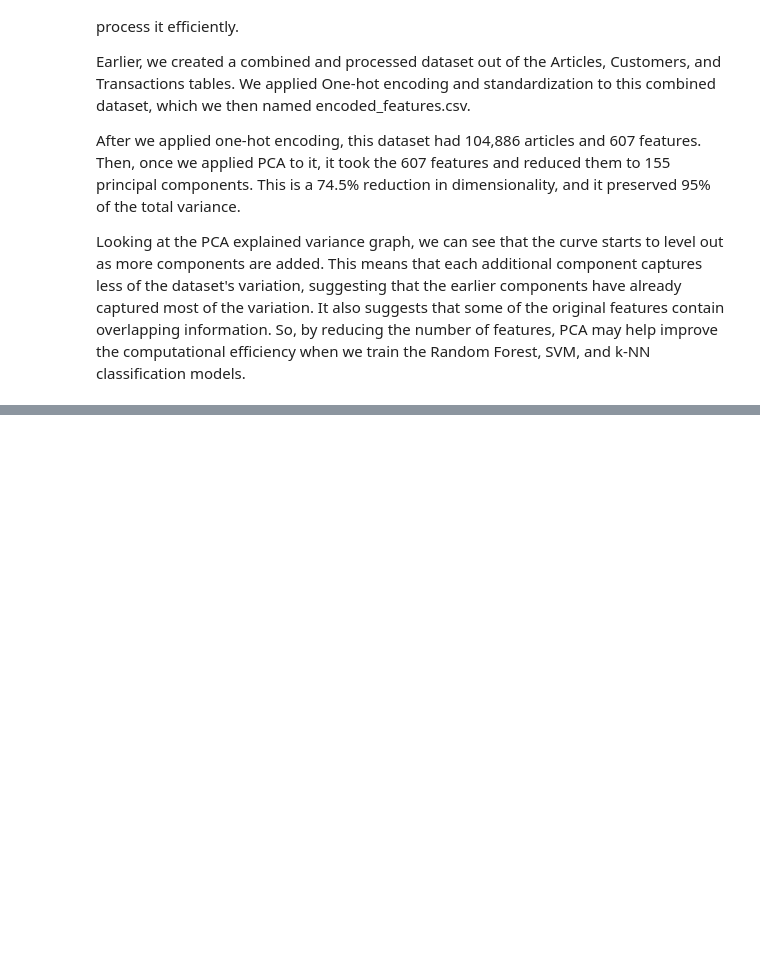
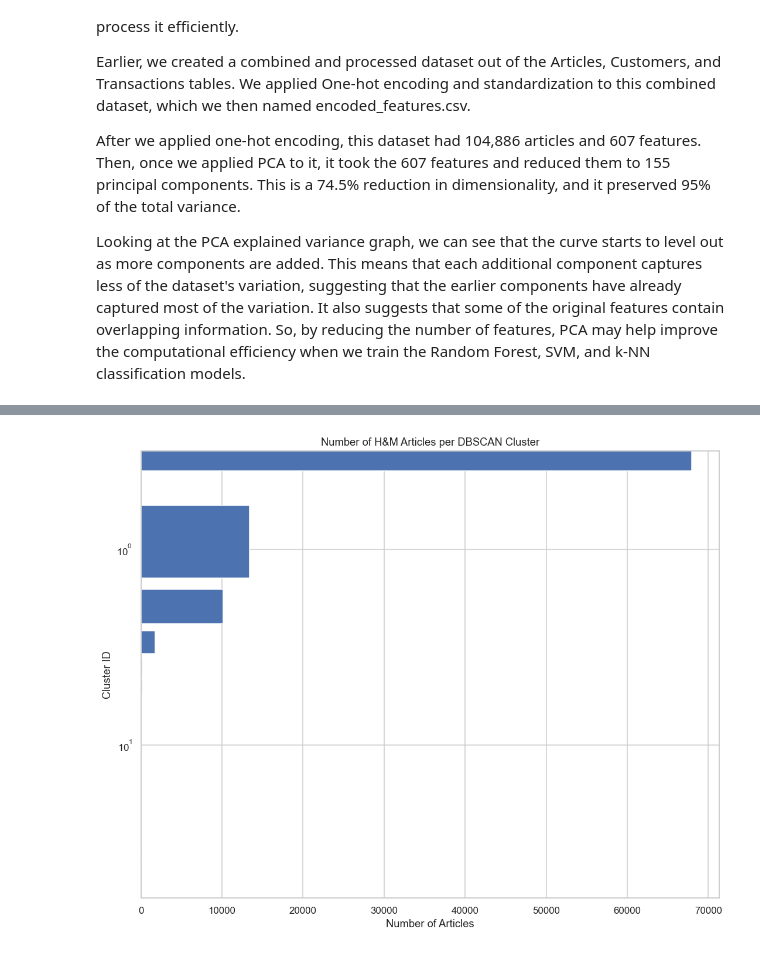
Before and after one commit to chungite/455-group-project-, a Jupyter notebook: hm_eda.ipynb, the cells around one changed output, grey strips where cells are left out. Saved outputs shown, nothing was run; the diff lists cells and outputs as text; code cells hidden in the pictures; blank space fills up the shorter version.

```diff
--- a/hm_eda.ipynb
+++ b/hm_eda.ipynb
@@ -1170,0 +1401,25 @@ Looking at the PCA explained variance graph, we can see that the curve starts to
+# %%
+cluster_sizes = pd.Series(labels).value_counts()
+
+# Exclude noise
+cluster_sizes = cluster_sizes.drop(-1, errors="ignore")
+
+# Sort by cluster size
+cluster_sizes = cluster_sizes.sort_values(ascending=False)
+
+plt.figure(figsize=(10, 8))
+
+plt.barh(
+    cluster_sizes.index.astype(str),
+    cluster_sizes.values
+)
+
+plt.xlabel("Number of Articles")
+plt.ylabel("Cluster ID")
+plt.title("Number of H&M Articles per DBSCAN Cluster")
+plt.yscale("log")
+plt.gca().invert_yaxis()
+plt.tight_layout()
+plt.show()
+# %% [output]
+[figure, added]
```
Also changed, not shown: parts of 9 cells of this notebook.
